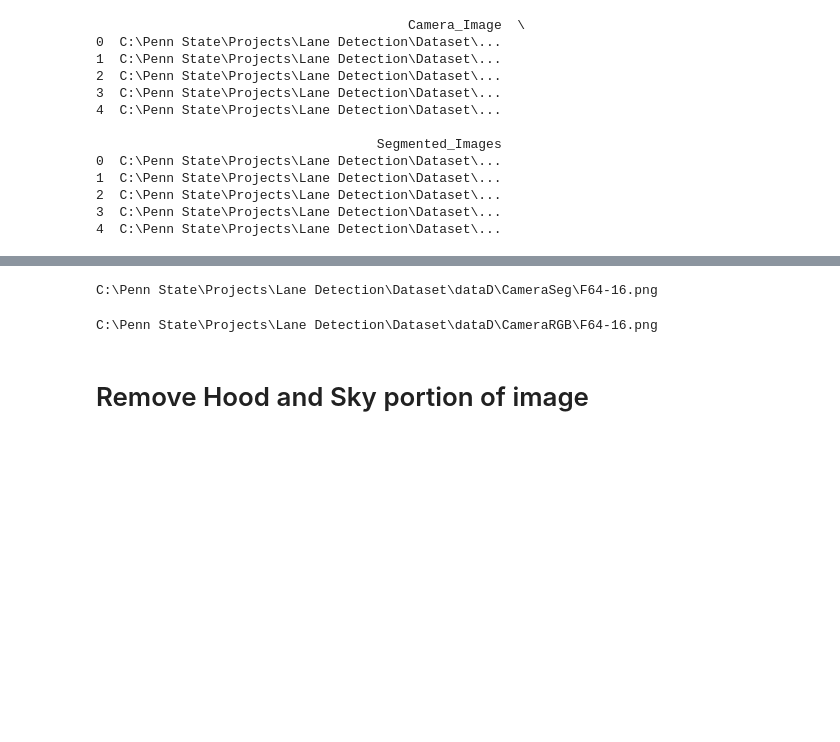
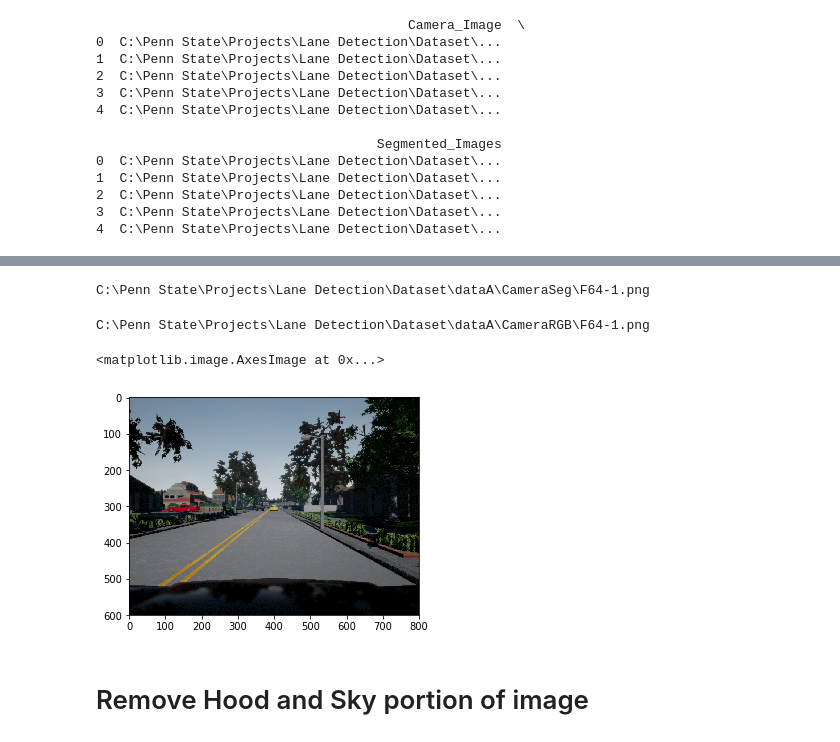
Before and after one commit to tgmtejas/Lane_detection, a Jupyter notebook: Data Processing/Lane_DataProcessing.ipynb, the cells around one changed output, grey strips where cells are left out. Cells and saved outputs as stored; diff of their text form; code cells hidden in the pictures; blank space fills up the shorter version.

```diff
--- a/Data Processing/Lane_DataProcessing.ipynb
+++ b/Data Processing/Lane_DataProcessing.ipynb
@@ -64,11 +64,17 @@ len(train)
 # %%
-print(train.iloc[2800][1])
+print(train.iloc[800][1])
 # %% [output]
-C:\Penn State\Projects\Lane Detection\Dataset\dataD\CameraSeg\F64-16.png
+C:\Penn State\Projects\Lane Detection\Dataset\dataA\CameraSeg\F64-1.png
 # %%
-print(train.iloc[2800][0])
+print(train.iloc[800][0])
 # %% [output]
-C:\Penn State\Projects\Lane Detection\Dataset\dataD\CameraRGB\F64-16.png
+C:\Penn State\Projects\Lane Detection\Dataset\dataA\CameraRGB\F64-1.png
+# %%
+uhj = plt.imread(train.iloc[100][0])
+plt.imshow(uhj)
+# %% [output]
+<matplotlib.image.AxesImage at 0x...>
+[figure, added]
 # %% [markdown]
 # Remove Hood and Sky portion of image
 # %%
```
Also changed, not shown: parts of 19 cells of this notebook, 4 other files.
